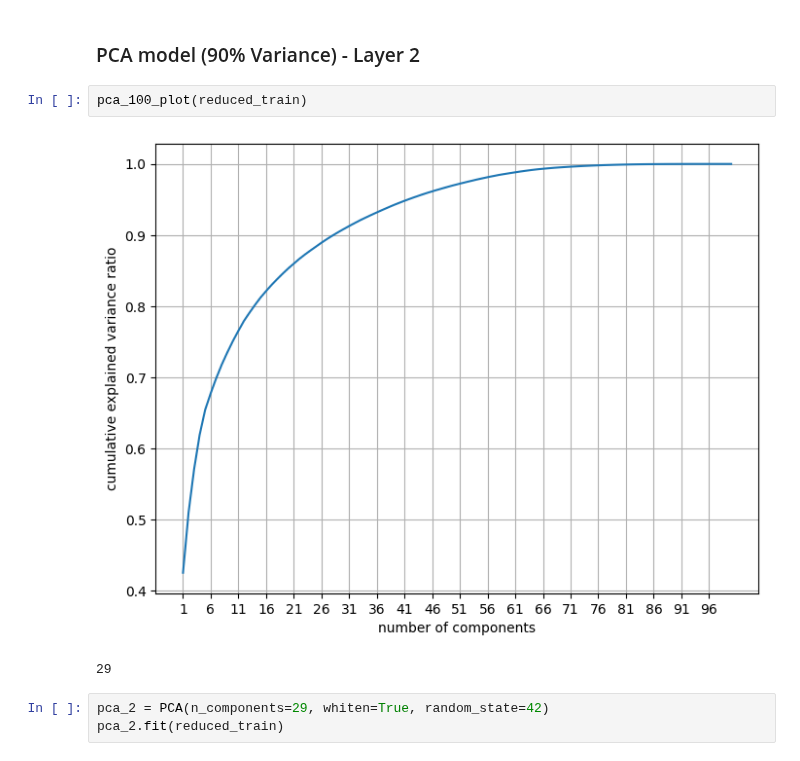
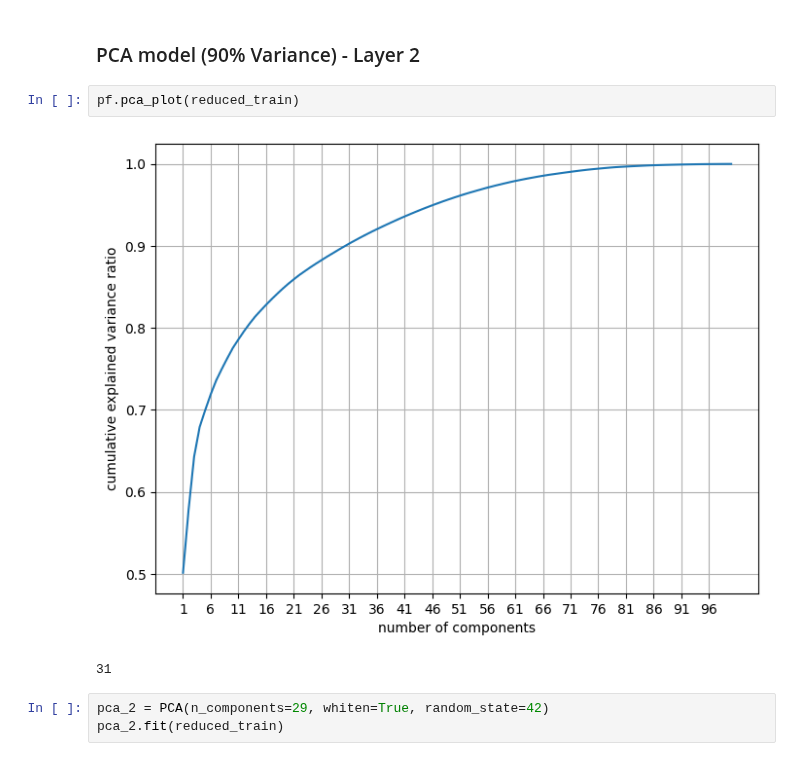
Before and after one commit to mozhao0331/Restaurant_Segmentation_Analysis, a Jupyter notebook: doc/subway_us/initial_model.ipynb, the cells around one changed output. Cells and saved outputs as stored; diff of their text form.

```diff
--- a/doc/subway_us/initial_model.ipynb
+++ b/doc/subway_us/initial_model.ipynb
@@ -201,10 +202,10 @@ dtype: float64
 # %% [markdown]
 ### PCA model (90% Variance) - Layer 2
 # %%
-pca_100_plot(reduced_train)
+pf.pca_plot(reduced_train)
 # %% [output]
-[figure, old version]
+[figure, new version]
-29
+31
 # %%
 pca_2 = PCA(n_components=29, whiten=True, random_state=42)
 pca_2.fit(reduced_train)
```
Also changed, not shown: parts of 43 cells of this notebook, 2 other files.
